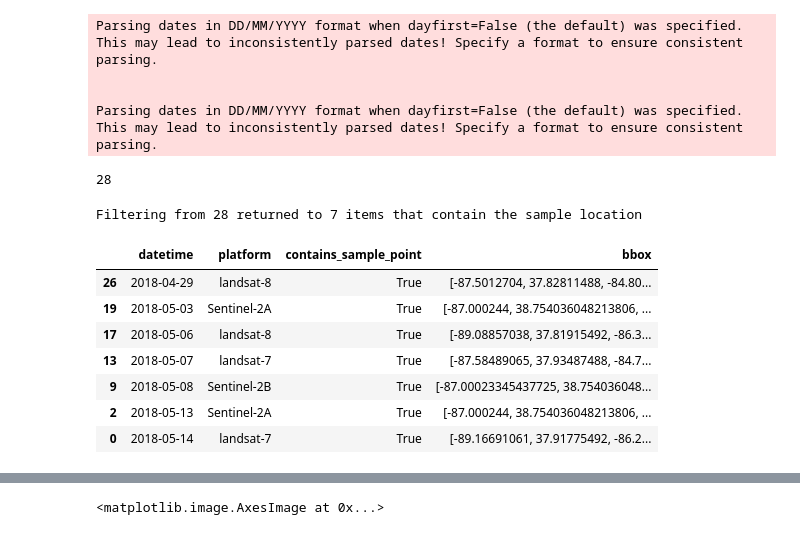
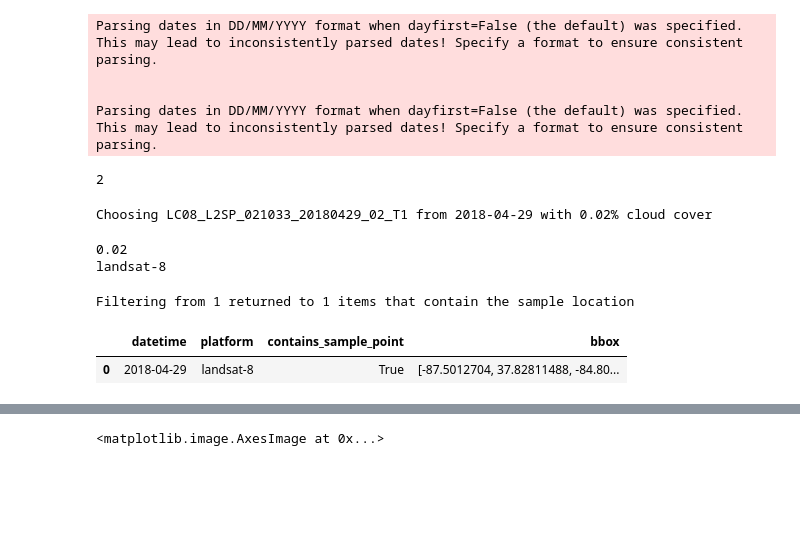
Before and after one commit to ananya0809/dataset-and-algorithms, a Jupyter notebook: map.ipynb, the cells around one changed output, grey strips where cells are left out. Drawn from its saved outputs; the diff is of its cells as text; code cells hidden in the pictures; blank space fills up the shorter version.

Commit message:
find item with min cloud density

```diff
--- a/map.ipynb
+++ b/map.ipynb
@@ -109,15 +109,37 @@ Parsing dates in DD/MM/YYYY format when dayfirst=False (the default) was specifi
 Parsing dates in DD/MM/YYYY format when dayfirst=False (the default) was specified. This may lead to inconsistently parsed dates! Specify a format to ensure consistent parsing.
 # %%
 # search the planetary computer sentinel-l2a and landsat level-2 collections
+# search = catalog.search(
+#     collections=["sentinel-2-l2a", "landsat-c2-l2"], bbox=bbox, datetime=date_range
+# )
+
 search = catalog.search(
-    collections=["sentinel-2-l2a", "landsat-c2-l2"], bbox=bbox, datetime=date_range
+    collections=["landsat-c2-l2"],
+    bbox=bbox,
+    datetime=date_range,
+    query={"eo:cloud_cover": {"lt": 10}},
 )
 
 # see how many items were returned
 items = [item for item in search.get_all_items()]
 len(items)
 # %% [output]
-28
+2
+# %%
+selected_item = min(items, key=lambda item: eo.ext(item).cloud_cover)
+
+print(
+    f"Choosing {selected_item.id} from {selected_item.datetime.date()}"
+    + f" with {selected_item.properties['eo:cloud_cover']}% cloud cover"
+)
+# %% [output]
+Choosing LC08_L2SP_021033_20180429_02_T1 from 2018-04-29 with 0.02% cloud cover
+# %%
+print(eo.ext(selected_item).cloud_cover)
+print(selected_item.properties['platform'])
+# %% [output]
+0.02
+landsat-8
 # %%
 # get details of all of the items returned
 item_details = pd.DataFrame(
@@ -126,41 +148,35 @@ item_details = pd.DataFrame(
             "datetime": item.datetime.strftime("%Y-%m-%d"),
             "platform": item.properties["platform"],
             "min_long": item.bbox[0],
             "max_long": item.bbox[2],
             "min_lat": item.bbox[1],
             "max_lat": item.bbox[3],
             "bbox": item.bbox,
             "item_obj": item,
         }
-        for item in items
+        for item in [selected_item]
     ]
 )
 
 # check which rows actually contain the sample location
 item_details["contains_sample_point"] = (
     (item_details.min_lat < test_row.latitude)
     & (item_details.max_lat > test_row.latitude)
     & (item_details.min_long < test_row.longitude)
     & (item_details.max_long > test_row.longitude)
 )
 
 print(
     f"Filtering from {len(item_details)} returned to {item_details.contains_sample_point.sum()} items that contain the sample location"
 )
 
 item_details = item_details[item_details["contains_sample_point"]]
 item_details[["datetime", "platform", "contains_sample_point", "bbox"]].sort_values(
     by="datetime"
 )
 # %% [output]
-Filtering from 28 returned to 7 items that contain the sample location
+Filtering from 1 returned to 1 items that contain the sample location
 |  | datetime | platform | contains_sample_point | bbox |
-| 26 | 2018-04-29 | landsat-8 | True | [-87.5012704, 37.82811488, -84.80... |
-| 19 | 2018-05-03 | Sentinel-2A | True | [-87.000244, 38.754036048213806, ... |
-| 17 | 2018-05-06 | landsat-8 | True | [-89.08857038, 37.81915492, -86.3... |
-| 13 | 2018-05-07 | landsat-7 | True | [-87.58489065, 37.93487488, -84.7... |
-| 9 | 2018-05-08 | Sentinel-2B | True | [-87.00023345437725, 38.754036048... |
-| 2 | 2018-05-13 | Sentinel-2A | True | [-87.000244, 38.754036048213806, ... |
-| 0 | 2018-05-14 | landsat-7 | True | [-89.16691061, 37.91775492, -86.2... |
+| 0 | 2018-04-29 | landsat-8 | True | [-87.5012704, 37.82811488, -84.80... |
 # %%
 # 1 - filter to sentinel
```
Also changed, not shown: parts of 4 cells of this notebook.
